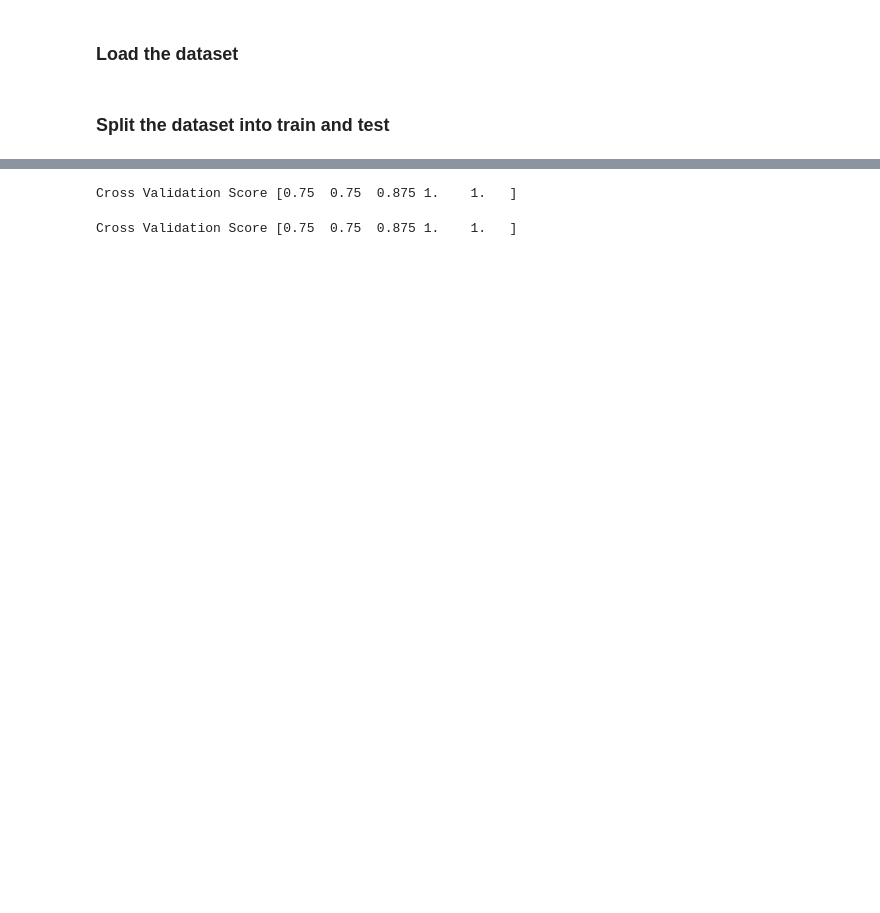
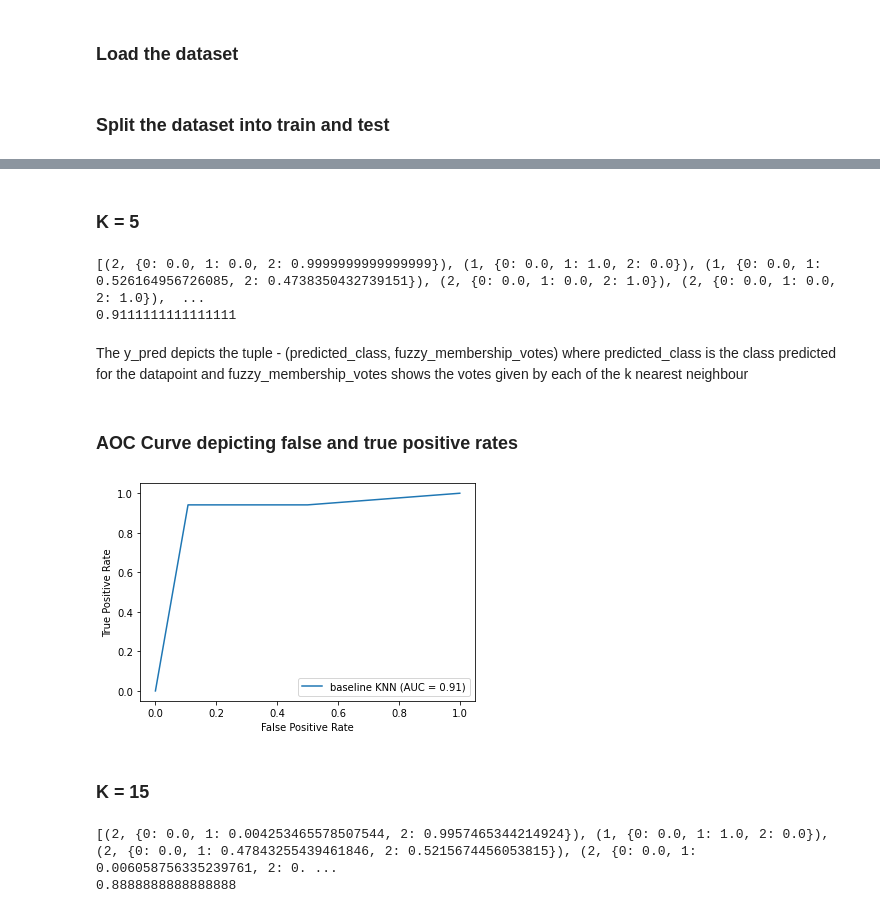
Before and after one commit to jainmilind/AI-Project, a Jupyter notebook: Ashwin/Fuzzy_KNN.ipynb, the cells around one changed output, grey strips where cells are left out. Drawn from its saved outputs; the diff is of its cells as text; code cells hidden in the pictures; blank space fills up the shorter version.

```diff
--- a/Ashwin/Fuzzy_KNN.ipynb
+++ b/Ashwin/Fuzzy_KNN.ipynb
@@ -13,10 +20,10 @@ from datetime import datetime
 # %% [markdown]
 ### Load the dataset
 # %%
-dataset = sklearn.datasets.load_iris()
+dataset = load_iris()
 x = dataset.data
 y = dataset.target
 # %% [markdown]
 ### Split the dataset into train and test
 # %%
-x_train, x_test, y_train, y_test = sklearn.model_selection.train_test_split(x, y, random_state=589)
+x_train, x_test, y_train, y_test = sklearn.model_selection.train_test_split(x, y, random_state=56, test_size=0.3)
@@ -158,37 +148,75 @@ analysis = {
 def add_classifier(d):
     for i in analysis.keys():
         analysis[i].append(d[i])
+# %% [markdown]
+### K = 5
 # %%
-baseline = sklearn.neighbors.KNeighborsClassifier()
-baseline_classifier = {x : None for x in analysis.keys()}
-baseline_classifier['model'] = 'baseline KNN'
+fuzzyknn = FuzzyKNN(k = 5)
+fuzzy_knn_classifier = {x : None for x in analysis.keys()}
+fuzzy_knn_classifier['K'] = '5'
 start_training_time = datetime.now()
-baseline.fit(x_train, y_train)
+fuzzyknn.fit(x_train, y_train)
 end_training_time = datetime.now()
-baseline_classifier['Training time'] = (end_training_time - start_training_time).total_seconds()
+fuzzy_knn_classifier['Training time'] = (end_training_time - start_training_time).total_seconds()
 
 start_prediction_time = datetime.now()
-base_score = sklearn.model_selection.cross_val_score(cv=5, estimator=baseline, X=x_test, y=y_test)
+y_pred = fuzzyknn.predict(x_test)
 end_prediction_time = datetime.now()
-baseline_classifier['Prediction time'] = (end_prediction_time - start_prediction_time).total_seconds()
-print("Cross Validation Score" , base_score)
-add_classifier(baseline_classifier)
+fuzzy_knn_classifier['Prediction time'] = (end_prediction_time - start_prediction_time).total_seconds()
+
+print(y_pred)
+
+y_actual_pred = list()
+for (pred_class, fuzzy_membership_votes) in y_pred :
+    y_actual_pred.append(pred_class)
+score = accuracy_score(y_test, y_actual_pred)
+print(score)
+fuzzy_knn_classifier['Accuracy'] = score
 # %% [output]
-Cross Validation Score [0.75  0.75  0.875 1.    1.   ]
+[(2, {0: 0.0, 1: 0.0, 2: 0.9999999999999999}), (1, {0: 0.0, 1: 1.0, 2: 0.0}), (1, {0: 0.0, 1: 0.526164956726085, 2: 0.4738350432739151}), (2, {0: 0.0, 1: 0.0, 2: 1.0}), (2, {0: 0.0, 1: 0.0, 2: 1.0}),  ...
+0.9111111111111111
+# %% [markdown]
+The y_pred depicts the tuple - (predicted_class, fuzzy_membership_votes)
+where predicted_class is the class predicted for the datapoint and fuzzy_membership_votes shows the votes given by each of the k nearest neighbour
+# %% [markdown]
+### AOC Curve depicting false and true positive rates
+# %%
+import matplotlib.pyplot as plt
+import numpy as np
+from sklearn import metrics
+fpr, tpr, thresholds = metrics.roc_curve(y_test, y_actual_pred, pos_label=2)
+roc_auc = metrics.auc(fpr, tpr)
+fuzzy_knn_classifier['AOC'] = roc_auc
+display = metrics.RocCurveDisplay(fpr=fpr, tpr=tpr, roc_auc=roc_auc,estimator_name='baseline KNN')
+add_classifier(fuzzy_knn_classifier)
+display.plot()
+plt.show()
+# %% [output]
+[figure, added]
+# %% [markdown]
+### K = 15
 # %%
-fuzzyknn = FuzzyKNN()
+fuzzyknn = FuzzyKNN(k = 10)
 fuzzy_knn_classifier = {x : None for x in analysis.keys()}
-fuzzy_knn_classifier['model'] = 'fuzzy KNN'
+fuzzy_knn_classifier['K'] = '15'
 start_training_time = datetime.now()
 fuzzyknn.fit(x_train, y_train)
 end_training_time = datetime.now()
 fuzzy_knn_classifier['Training time'] = (end_training_time - start_training_time).total_seconds()
 
 start_prediction_time = datetime.now()
-fuzzy_score = sklearn.model_selection.cross_val_score(cv=5, estimator=fuzzyknn, X=x_test, y=y_test)
+y_pred = fuzzyknn.predict(x_test)
 end_prediction_time = datetime.now()
 fuzzy_knn_classifier['Prediction time'] = (end_prediction_time - start_prediction_time).total_seconds()
-print("Cross Validation Score" , base_score)
-add_classifier(fuzzy_knn_classifier)
+
+print(y_pred)
+
+y_actual_pred = list()
+for (pred_class, fuzzy_membership_votes) in y_pred :
+    y_actual_pred.append(pred_class)
+score = accuracy_score(y_test, y_actual_pred)
+print(score)
+fuzzy_knn_classifier['Accuracy'] = score
 # %% [output]
-Cross Validation Score [0.75  0.75  0.875 1.    1.   ]
+[(2, {0: 0.0, 1: 0.004253465578507544, 2: 0.9957465344214924}), (1, {0: 0.0, 1: 1.0, 2: 0.0}), (2, {0: 0.0, 1: 0.47843255439461846, 2: 0.5215674456053815}), (2, {0: 0.0, 1: 0.006058756335239761, 2: 0. ...
+0.8888888888888888
```
Also changed, not shown: parts of 14 cells of this notebook.
